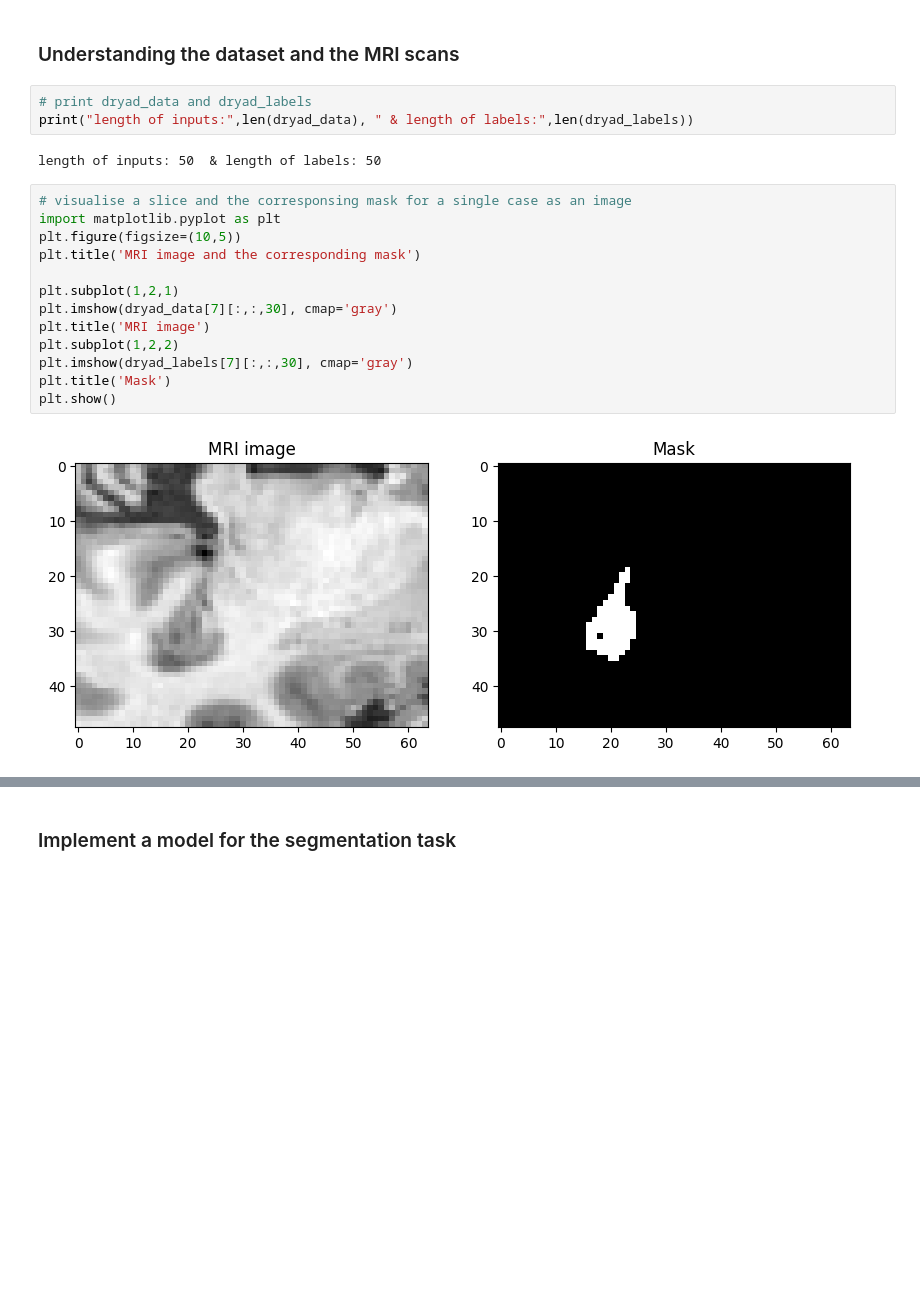
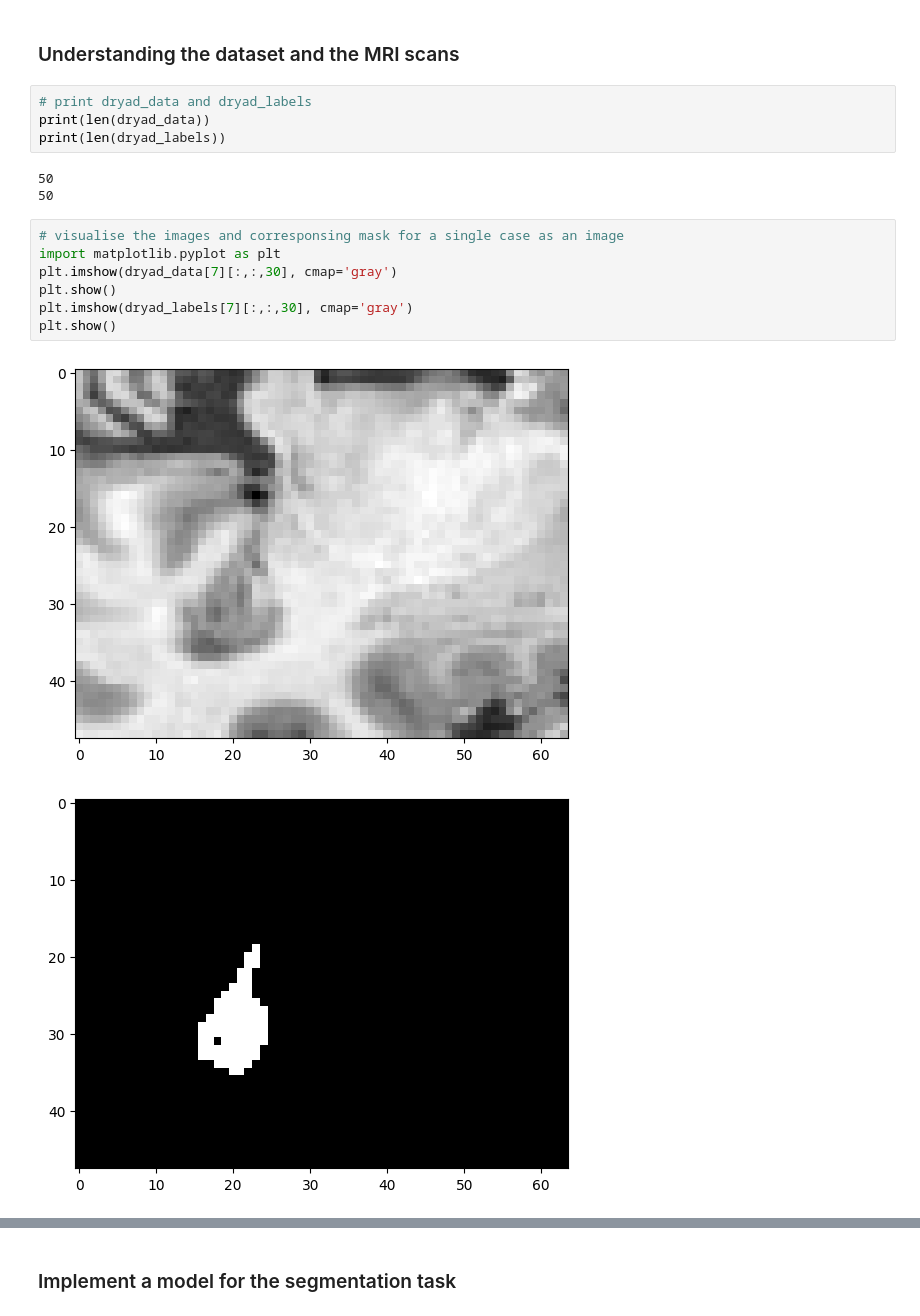
Before and after one commit to Anika-Roy/Hippocampus-Segmentation, a Jupyter notebook: approach_2.ipynb, the cells around one changed output, grey strips where cells are left out. Saved outputs shown, nothing was run; the diff lists cells and outputs as text; blank space fills up the shorter version.

```diff
--- a/approach_2.ipynb
+++ b/approach_2.ipynb
@@ -88,24 +76,21 @@ dryad_data, dryad_labels = load_and_preprocess_dataset(dryad_dataset_dir)
 ### Understanding the dataset and the MRI scans
 # %%
 # print dryad_data and dryad_labels
-print("length of inputs:",len(dryad_data), " & length of labels:",len(dryad_labels))
+print(len(dryad_data))
+print(len(dryad_labels))
 # %% [output]
-length of inputs: 50  & length of labels: 50
+50
+50
 # %%
-# visualise a slice and the corresponsing mask for a single case as an image
+# visualise the images and corresponsing mask for a single case as an image
 import matplotlib.pyplot as plt
-plt.figure(figsize=(10,5))
-plt.title('MRI image and the corresponding mask')
-
-plt.subplot(1,2,1)
 plt.imshow(dryad_data[7][:,:,30], cmap='gray')
-plt.title('MRI image')
-plt.subplot(1,2,2)
+plt.show()
 plt.imshow(dryad_labels[7][:,:,30], cmap='gray')
-plt.title('Mask')
 plt.show()
 # %% [output]
-[figure, old version]
+[figure, new version]
+[figure, added]
 # %%
 # Specify the range of slices you want to visualize
 start_slice = 0
```
Also changed, not shown: parts of 28 cells of this notebook, 2 other files.
